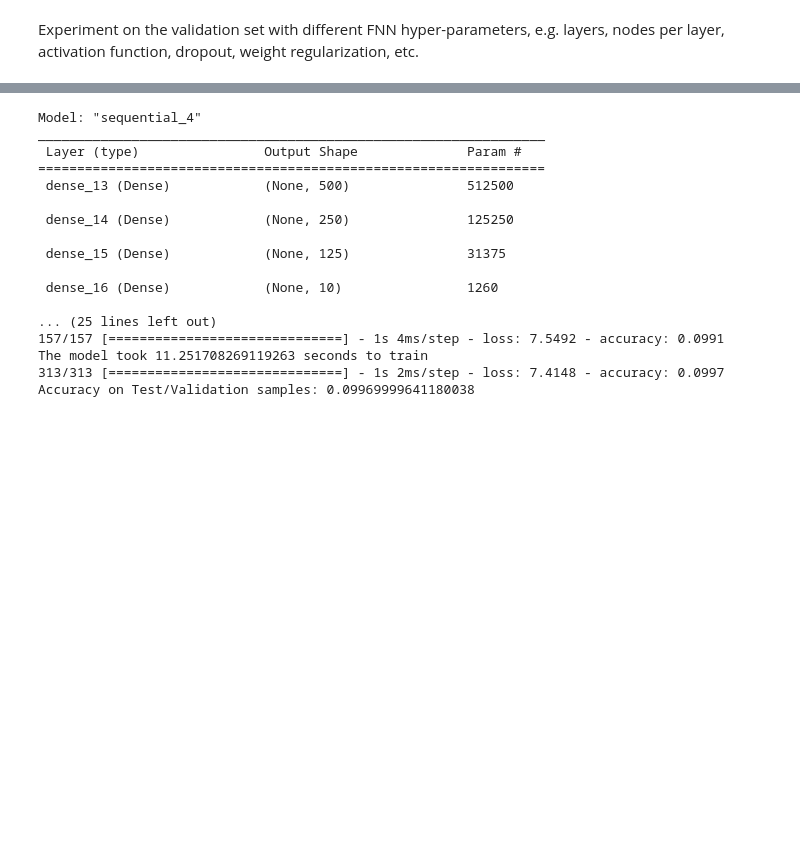
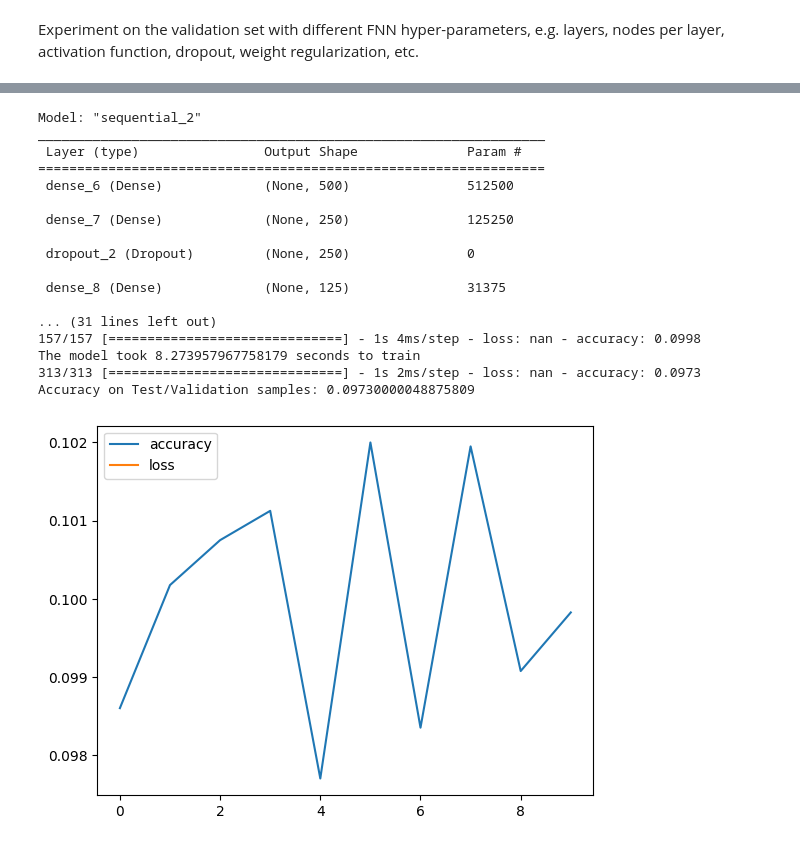
Before and after one commit to kevinkemps/hw3_image_classification, a Jupyter notebook: hw_3.ipynb, the cells around one changed output, grey strips where cells are left out. Saved outputs shown, nothing was run; the diff lists cells and outputs as text; code cells hidden in the pictures; blank space fills up the shorter version.

```diff
--- a/hw_3.ipynb
+++ b/hw_3.ipynb
@@ -118,7 +115,7 @@ Accuracy on Test samples: 0.10000000149011612
 Helper functions to build, train, and test the model.
 
 '''
-def build_model(nodes=[128, 64, 10], activation='relu'):
+def build_model(nodes=[128, 64, 10], activation='relu', optimizer='sgd', lr=.01, dropout = .2):
   layer_list = []
 
   for layer in range(len(nodes)):
@@ -126,18 +123,25 @@ def build_model(nodes=[128, 64, 10], activation='relu'):
         activation = activation[layer]
       if layer == 0:
         layer_list.append(Dense(nodes[layer], input_shape=(1024,), activation=activation))
+      elif layer < len(nodes) -1:
+        layer_list.append(Dense(nodes[layer], activation=activation))
+        layer_list.append(Dropout(dropout))
       else:
         layer_list.append(Dense(nodes[layer], activation=activation))
   model = Sequential(layer_list)
-  model.compile(optimizer='sgd', loss='categorical_crossentropy',metrics=['accuracy'],)
+  model.compile(optimizer=optimizer, loss='categorical_crossentropy',metrics=['accuracy'],)
+  K.set_value(model.optimizer.learning_rate, lr)
   print(model.summary())
   return model
 
 
 def train_model(model, train_X, train_labels, epochs=10, batch_size=256):
   start = time.time()
-  model.fit(flatten_train_images, to_categorical(train_labels), epochs=10, batch_size=256,)
+  history = model.fit(flatten_train_images, to_categorical(train_labels), epochs=epochs, batch_size=256,)
   print(f"The model took {time.time() - start} seconds to train")
+  plt.plot(history.history['accuracy'])
+  plt.plot(history.history['loss'])
+  plt.legend(['accuracy', 'loss'], loc='upper left')
 
 
 def test_model(model, test_X, test_labels):
@@ -172,25 +177,26 @@ Accuracy on Test/Validation samples: 0.10170000046491623
 # %%
-model = build_model(nodes=[500, 250, 125, 10], activation=['relu', 'relu', 'relu', 'relu'])
+model = build_model(nodes=[500, 250, 125, 10], activation=['relu', 'relu', 'relu', 'sigmoid'])
 train_model(model=model, train_X=flatten_train_images, train_labels=train_labels)
 test_model(model=model, test_X=flatten_val_images, test_labels=val_labels)
 # %% [output]
-Model: "sequential_4"
+Model: "sequential_2"
 _________________________________________________________________
  Layer (type)                Output Shape              Param #
 =================================================================
- dense_13 (Dense)            (None, 500)               512500
+ dense_6 (Dense)             (None, 500)               512500
 
- dense_14 (Dense)            (None, 250)               125250
+ dense_7 (Dense)             (None, 250)               125250
 
- dense_15 (Dense)            (None, 125)               31375
+ dropout_2 (Dropout)         (None, 250)               0
 
- dense_16 (Dense)            (None, 10)                1260
+ dense_8 (Dense)             (None, 125)               31375
 
-... (25 lines left out)
-157/157 [==============================] - 1s 4ms/step - loss: 7.5492 - accuracy: 0.0991
-The model took 11.251708269119263 seconds to train
-313/313 [==============================] - 1s 2ms/step - loss: 7.4148 - accuracy: 0.0997
-Accuracy on Test/Validation samples: 0.09969999641180038
+... (31 lines left out)
+157/157 [==============================] - 1s 4ms/step - loss: nan - accuracy: 0.0998
+The model took 8.273957967758179 seconds to train
+313/313 [==============================] - 1s 2ms/step - loss: nan - accuracy: 0.0973
+Accuracy on Test/Validation samples: 0.09730000048875809
+[figure, added]
 # %%
 model = build_model(nodes=[800 ,500, 250, 125, 10], activation=['relu', 'relu', 'relu', 'relu', 'relu'])
 train_model(model=model, train_X=flatten_train_images, train_labels=train_labels)
```
Also changed, not shown: parts of 57 cells of this notebook.
